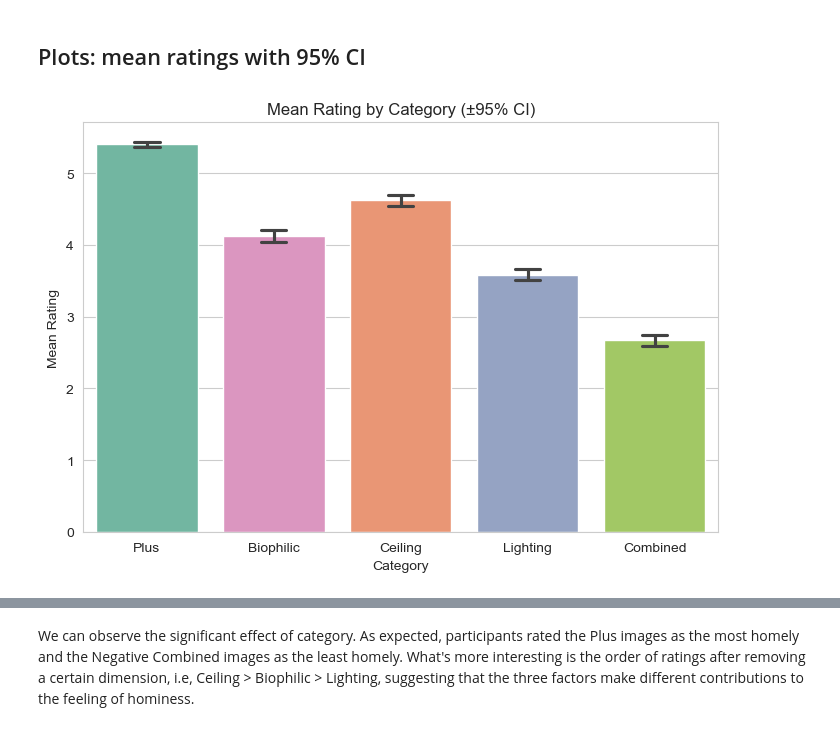
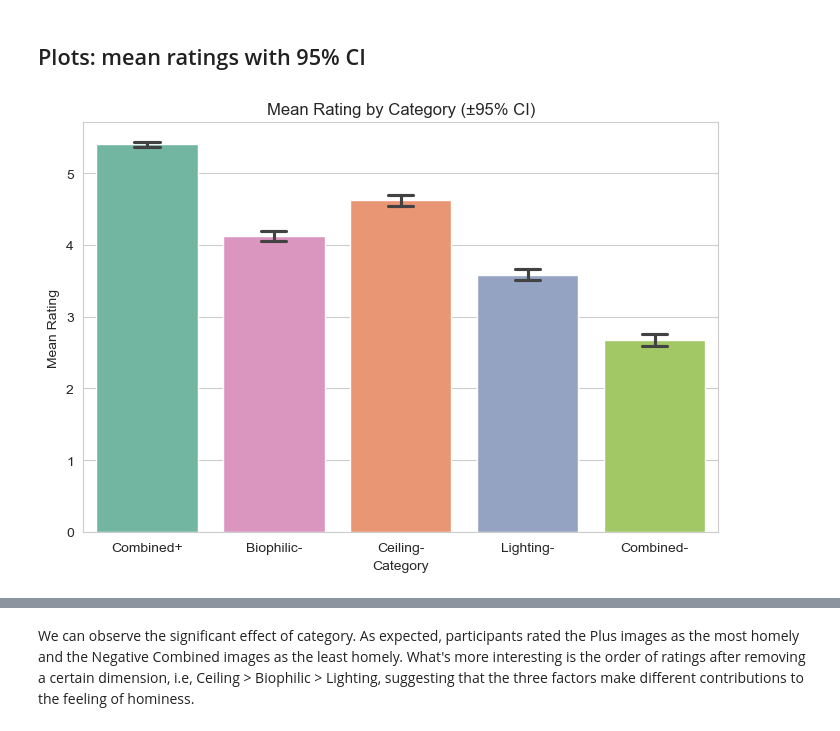
Before and after one commit to PsyYang/NeuroArchitecture, a Jupyter notebook: exploratory_analysis.ipynb, the cells around one changed output, grey strips where cells are left out. Saved outputs shown, nothing was run; the diff lists cells and outputs as text; code cells hidden in the pictures.

```diff
--- a/exploratory_analysis.ipynb
+++ b/exploratory_analysis.ipynb
@@ -74,6 +78,7 @@ This data frame has 9833 rows without missing values. Most of the participants c
 Each picture was categorized as either hominess Plus or hominess Negative. Within the Negative category, there were four subcategories: Ceiling, Lighting, Biophilic, and Combined. Each subcategory involved the removal of one dimension, except for the Combined condition, in which three dimensions were removed simultaneously. For analysis, we merged these conditions into a single categorical variable. Pictures labeled as hominess Plus were coded as Plus, whereas pictures labeled as hominess Negative were further classified according to their specific subcategory (Ceiling, Lighting, Biophilic, or Combined).
 # %%
 df['Category'] = np.where(df['PredHominess'] == 'Plus', 'Plus', df['Dimension'])
+df.drop(columns=['Dimension'], inplace=True)
 df['Category'].value_counts()
 # %% [output]
 Category
@@ -88,0 +91,10 @@ df.to_csv("Data_exp1.csv", index=False)
+# %%
+mapping = {
+    'Plus': 'Combined+',
+    'Ceiling': 'Ceiling-',
+    'Lighting': 'Lighting-',
+    'Biophilic': 'Biophilic-',
+    'Combined': 'Combined-'
+}
+df['Category'] = df['Category'].map(mapping)
+df['Category'].value_counts()
@@ -261,15 +292,15 @@ print(posthoc)
 # %%
 # --- Plot Category means with 95% CI ---
 
-order = ["Plus", "Biophilic", "Ceiling", "Lighting", "Combined"]
+order = ["Combined+", "Biophilic-", "Ceiling-", "Lighting-", "Combined-"]
 
 plt.figure(figsize=(7,5))
 sns.barplot(x="Category", y="mean_rating", hue="Category", data=df,
             order=order, palette="Set2", capsize=0.2, errorbar=('ci', 95), legend=False)
 plt.ylabel("Mean Rating")
 plt.xlabel("Category")
 plt.title("Mean Rating by Category (±95% CI)")
 plt.tight_layout()
 plt.show()
 # %% [output]
-[figure, old version]
+[figure, new version]
```
Also changed, not shown: parts of 7 cells of this notebook.
